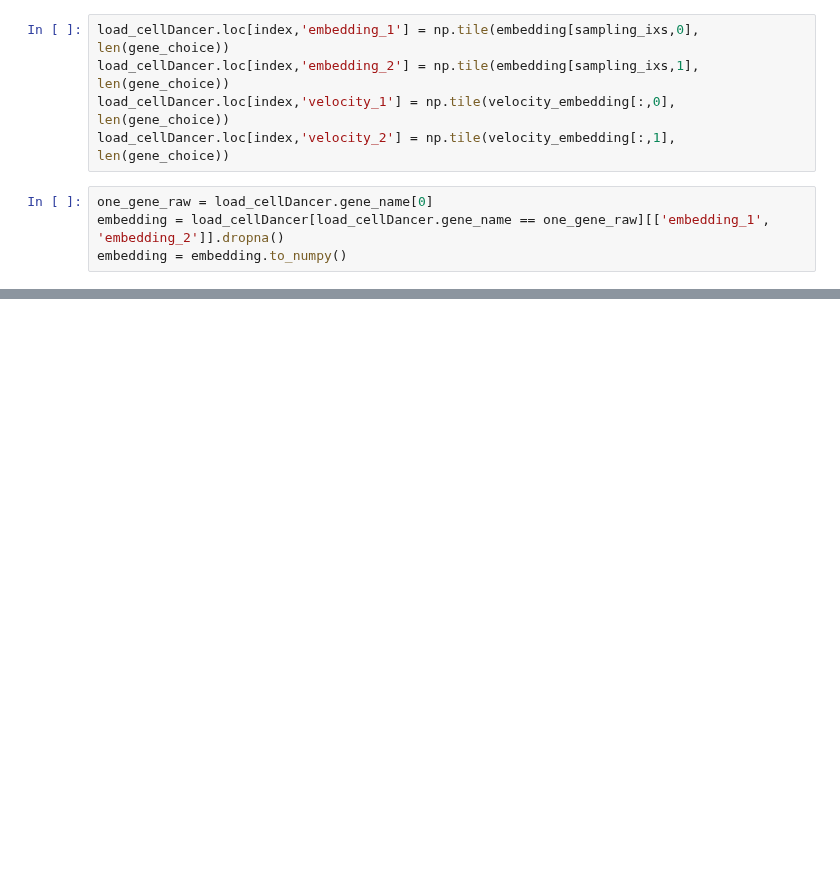
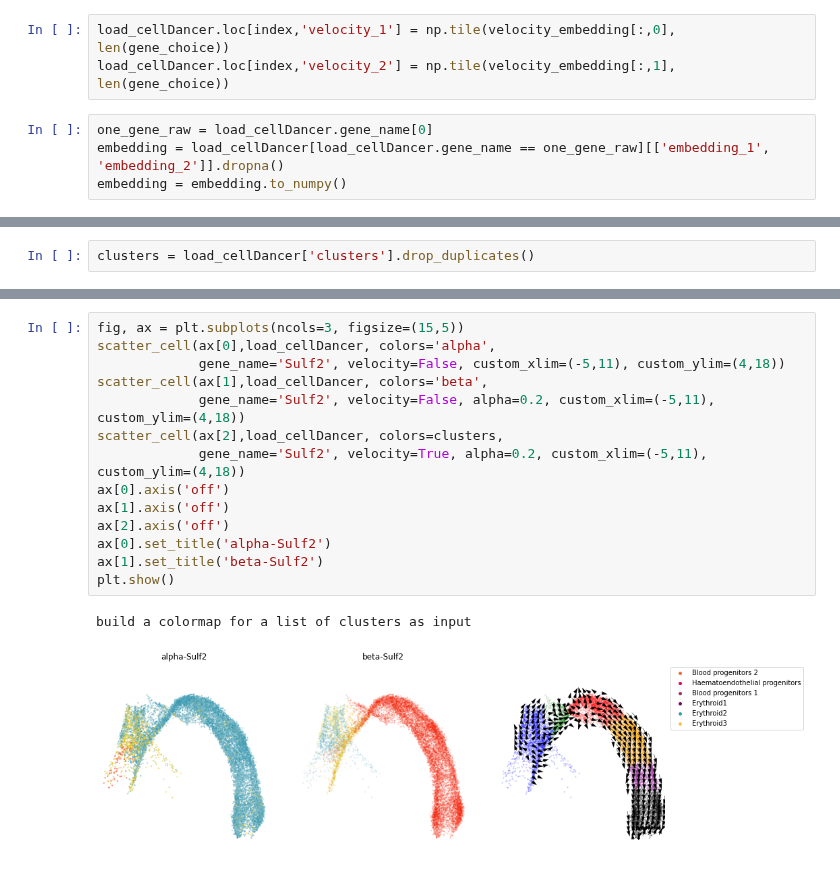
Before and after one commit to GuangyuWangLab2021/cellDancer, a Jupyter notebook: analysis/test_plot.ipynb, the cells around one changed output, grey strips where cells are left out. Drawn from its saved outputs; the diff is of its cells as text; blank space fills up the shorter version.

Commit message:
update plot function

```diff
--- a/analysis/test_plot.ipynb
+++ b/analysis/test_plot.ipynb
@@ -65,8 +57,6 @@ velocity_embedding.shape
 n_cells = len(embedding)
 index = np.hstack([sampling_ixs + n_cells*i for i in range(len(gene_choice))])
 # %%
-load_cellDancer.loc[index,'embedding_1'] = np.tile(embedding[sampling_ixs,0], len(gene_choice))
-load_cellDancer.loc[index,'embedding_2'] = np.tile(embedding[sampling_ixs,1], len(gene_choice))
 load_cellDancer.loc[index,'velocity_1'] = np.tile(velocity_embedding[:,0], len(gene_choice))
 load_cellDancer.loc[index,'velocity_2'] = np.tile(velocity_embedding[:,1], len(gene_choice))
 # %%
@@ -146,0 +66,2 @@ using gene mode
+# %%
+clusters = load_cellDancer['clusters'].drop_duplicates()
@@ -146,0 +377,17 @@ using gene mode
+# %%
+fig, ax = plt.subplots(ncols=3, figsize=(15,5))
+scatter_cell(ax[0],load_cellDancer, colors='alpha',
+             gene_name='Sulf2', velocity=False, custom_xlim=(-5,11), custom_ylim=(4,18))
+scatter_cell(ax[1],load_cellDancer, colors='beta',
+             gene_name='Sulf2', velocity=False, alpha=0.2, custom_xlim=(-5,11), custom_ylim=(4,18))
+scatter_cell(ax[2],load_cellDancer, colors=clusters,
+             gene_name='Sulf2', velocity=True, alpha=0.2, custom_xlim=(-5,11), custom_ylim=(4,18))
+ax[0].axis('off')
+ax[1].axis('off')
+ax[2].axis('off')
+ax[0].set_title('alpha-Sulf2')
+ax[1].set_title('beta-Sulf2')
+plt.show()
+# %% [output]
+build a colormap for a list of clusters as input
+[figure, added]
```
Also changed, not shown: parts of 10 cells of this notebook, 9 other files.
